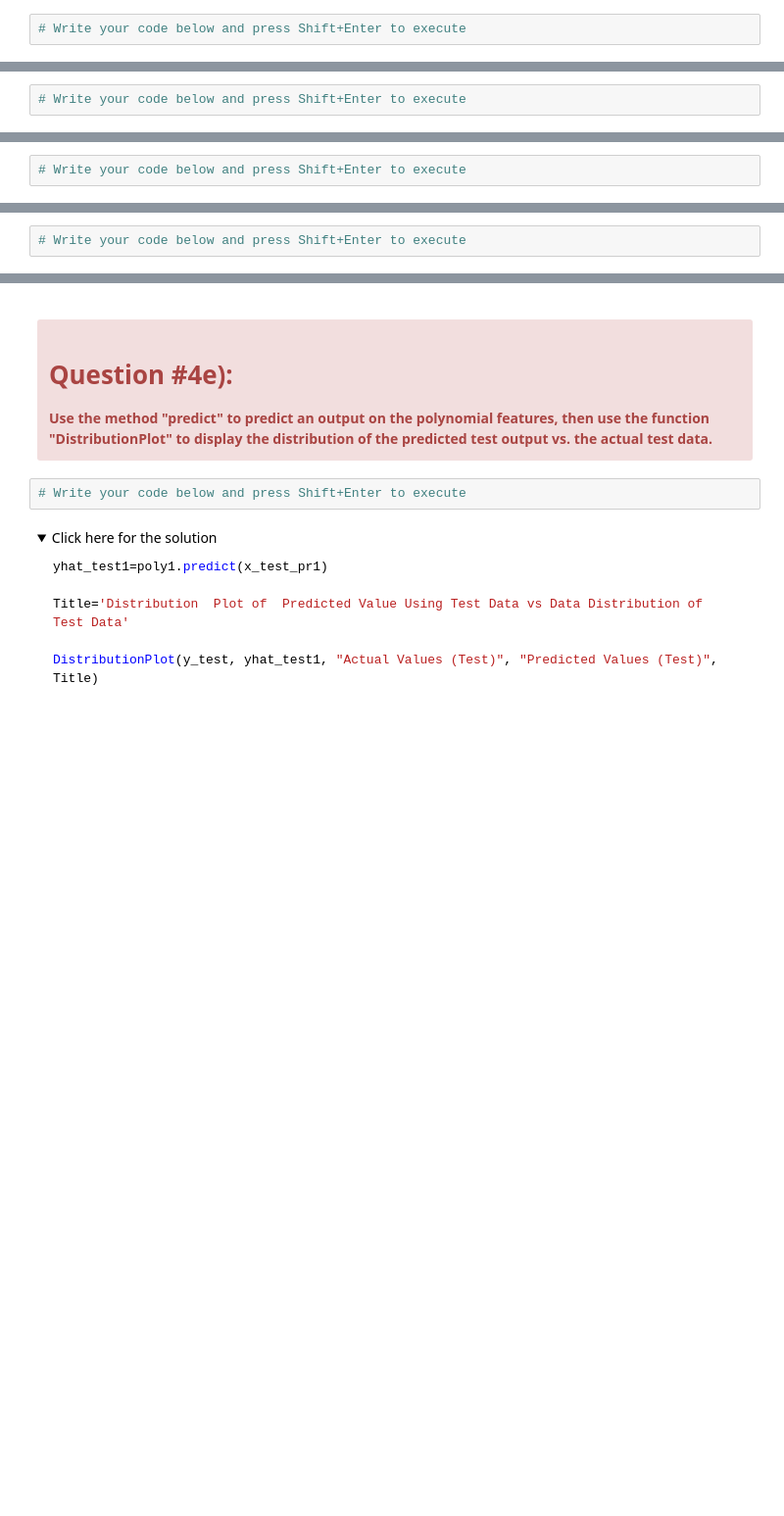
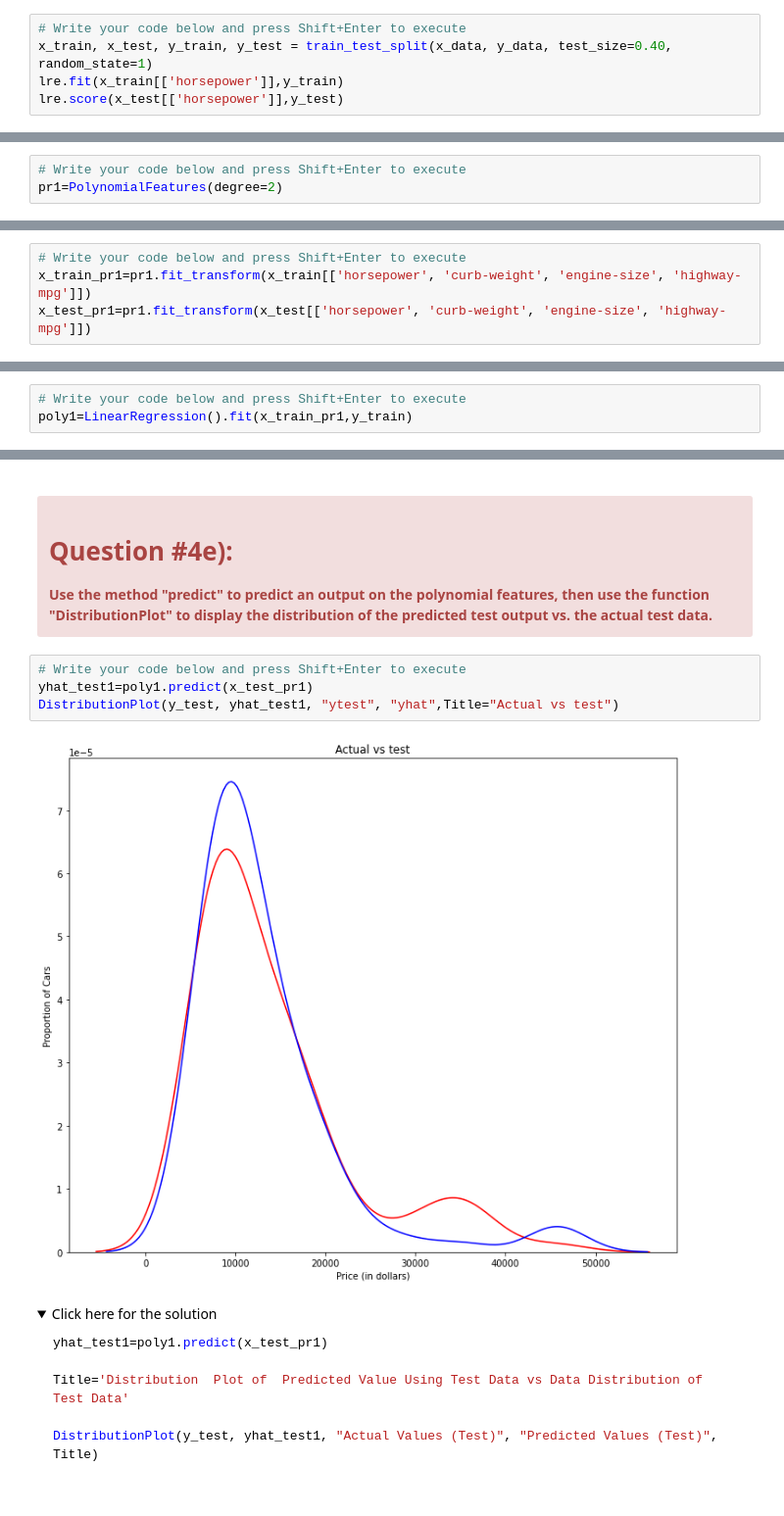
Before and after one commit to PosgradoMNA/actividades-de-aprendizaje-rafaelsangarcia, a Jupyter notebook: Semana9/IBM/IBM_Modul05_A01182780.ipynb, the cells around one changed output, grey strips where cells are left out. Shown at 98% size. Cells and saved outputs as stored; diff of their text form; folded sections open; blank space fills up the shorter version.

```diff
--- a/Semana9/IBM/IBM_Modul05_A01182780.ipynb
+++ b/Semana9/IBM/IBM_Modul05_A01182780.ipynb
@@ -261,3 +285,6 @@ Find the R^2  on the test data using 40% of the dataset for testing.
 </div>
 # %%
 # Write your code below and press Shift+Enter to execute
+x_train, x_test, y_train, y_test = train_test_split(x_data, y_data, test_size=0.40, random_state=1)
+lre.fit(x_train[['horsepower']],y_train)
+lre.score(x_test[['horsepower']],y_test)
@@ -464,6 +541,7 @@ interact(f, order=(0, 6, 1), test_data=(0.05, 0.95, 0.05))
 </div>
 # %%
 # Write your code below and press Shift+Enter to execute
+pr1=PolynomialFeatures(degree=2)
 # %% [markdown]
 <details><summary>Click here for the solution</summary>
 
@@ -482,6 +560,8 @@ pr1=PolynomialFeatures(degree=2)
 </div>
 # %%
 # Write your code below and press Shift+Enter to execute
+x_train_pr1=pr1.fit_transform(x_train[['horsepower', 'curb-weight', 'engine-size', 'highway-mpg']])
+x_test_pr1=pr1.fit_transform(x_test[['horsepower', 'curb-weight', 'engine-size', 'highway-mpg']])
 # %% [markdown]
 <details><summary>Click here for the solution</summary>
 
@@ -529,6 +612,7 @@ Create a linear regression model "poly1". Train the object using the method "fit
 </div>
 # %%
 # Write your code below and press Shift+Enter to execute
+poly1=LinearRegression().fit(x_train_pr1,y_train)
 # %% [markdown]
 <details><summary>Click here for the solution</summary>
 
@@ -546,6 +630,10 @@ poly1=LinearRegression().fit(x_train_pr1,y_train)
 </div>
 # %%
 # Write your code below and press Shift+Enter to execute
+yhat_test1=poly1.predict(x_test_pr1)
+DistributionPlot(y_test, yhat_test1, "ytest", "yhat",Title="Actual vs test")
+# %% [output]
+[figure, added]
 # %% [markdown]
 <details><summary>Click here for the solution</summary>
 
```
Also changed, not shown: parts of 48 cells of this notebook.
